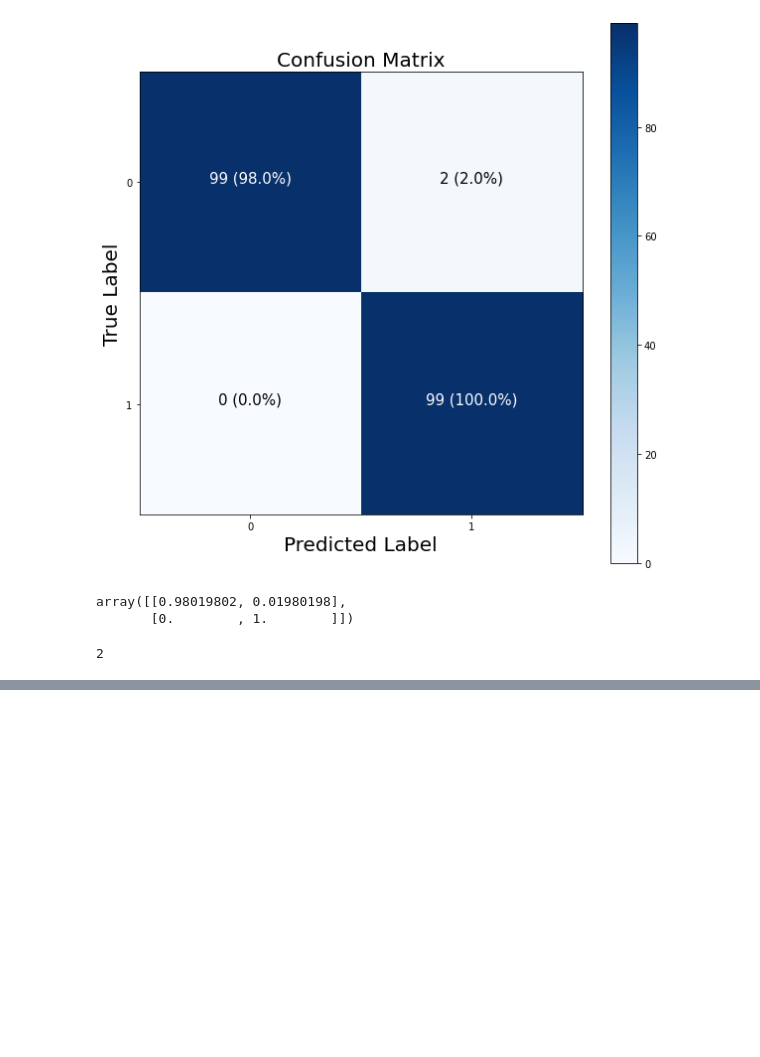
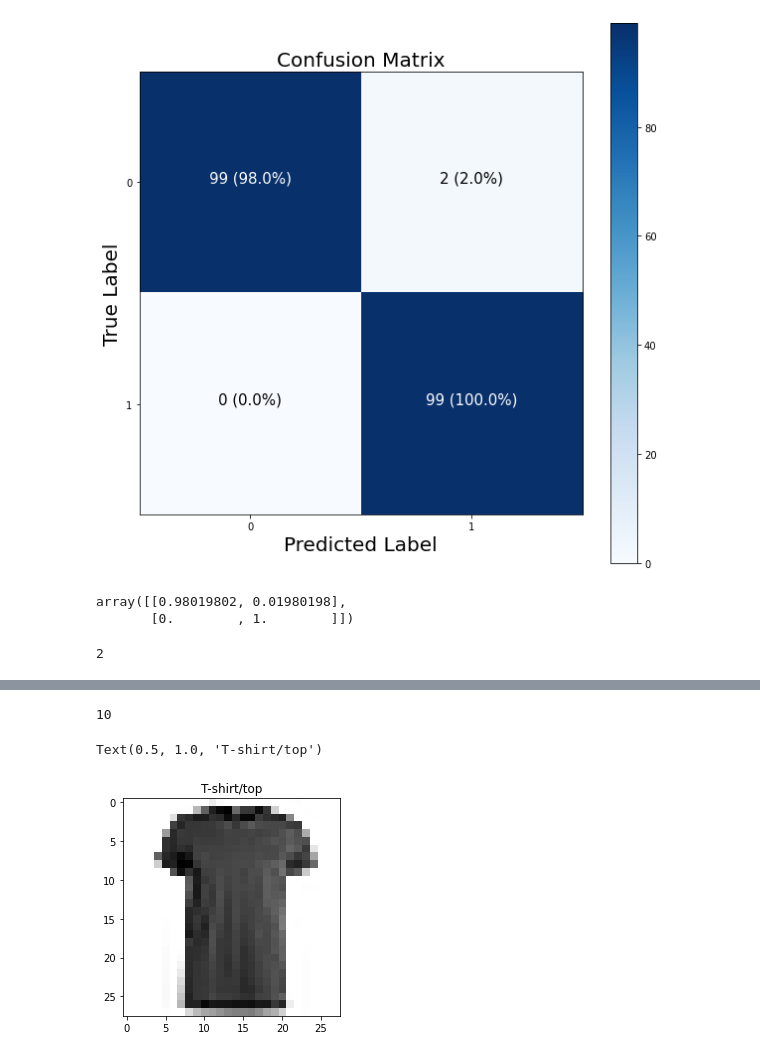
Before and after one commit to Goyalscode/Character-Recognition-Using-DL, a Jupyter notebook: learning_concepts_practice/practice.ipynb, the cells around one changed output, grey strips where cells are left out. Drawn from its saved outputs; the diff is of its cells as text; code cells hidden in the pictures; blank space fills up the shorter version.

```diff
--- a/learning_concepts_practice/practice.ipynb
+++ b/learning_concepts_practice/practice.ipynb
@@ -4394,0 +4473,15 @@ cm.shape[0]
+# %%
+class_names = ["T-shirt/top", "Trouser", "Pullover", "Dress", "Coat", "Sandal", "Shirt", "Sneaker", "Bag", "Ankle boot"]  # list of class names
+
+# list for human readable names and got the labels in integral form
+
+len(class_names)  # shows no of classes we are dealing with
+# %% [output]
+10
+# %%
+# plot an example image and its label
+plt.imshow(train_data[17], cmap=plt.cm.binary)  # cm is for colormap , binary because this will be grey-scale
+plt.title(class_names[train_labels[17]])  # where we can index onto our class names list
+# %% [output]
+Text(0.5, 1.0, 'T-shirt/top')
+[figure, added]
```
Also changed, not shown: parts of 15 cells of this notebook.
